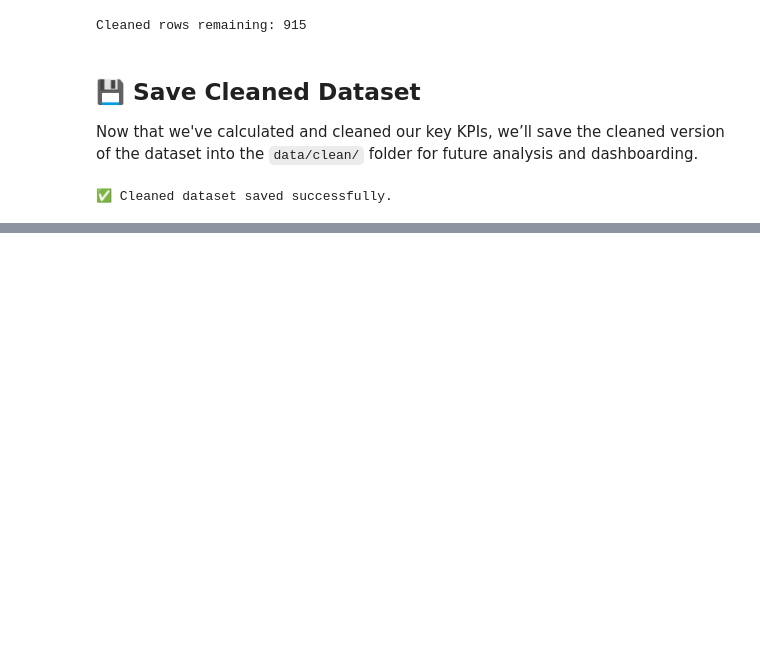
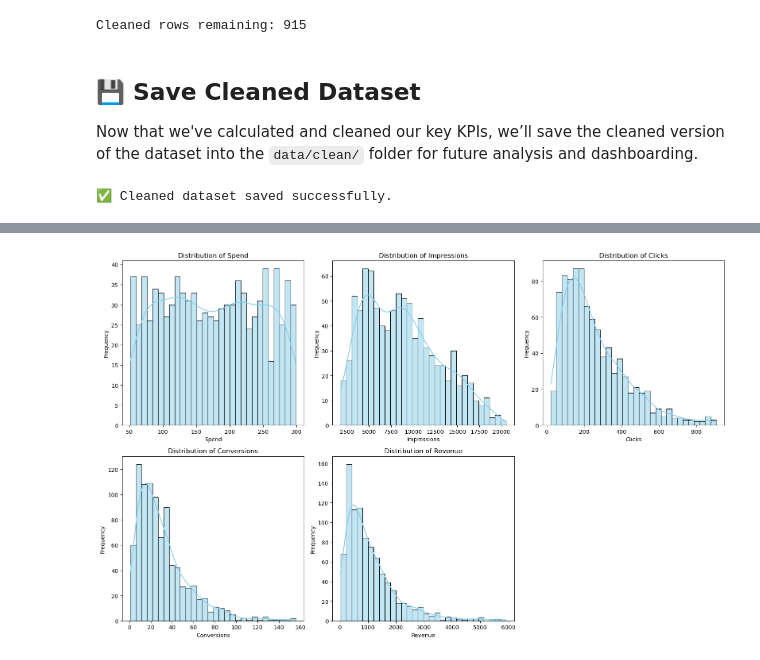
Before and after one commit to giorgidzebisashvili4/media-spend-optimization, a Jupyter notebook: notebooks/media_analysis_eda.ipynb, the cells around one changed output, grey strips where cells are left out. Drawn from its saved outputs; the diff is of its cells as text; code cells hidden in the pictures; blank space fills up the shorter version.

Commit message:
make Exploratory Data Analysis and save key plots images

```diff
--- a/notebooks/media_analysis_eda.ipynb
+++ b/notebooks/media_analysis_eda.ipynb
@@ -180,0 +192,15 @@ print("✅ Cleaned dataset saved successfully.")
+# %%
+metrics = ['Spend', 'Impressions', 'Clicks', 'Conversions', 'Revenue']
+plt.figure(figsize=(16, 10))
+
+for i, metric in enumerate(metrics, 1):
+    plt.subplot(2, 3, i)
+    sns.histplot(df[metric], kde=True, bins=30, color='skyblue')
+    plt.title(f'Distribution of {metric}')
+    plt.xlabel(metric)
+    plt.ylabel('Frequency')
+
+plt.tight_layout()
+plt.show()
+# %% [output]
+[figure, added]
```
Also changed, not shown: parts of 7 cells of this notebook, 2 other files.
